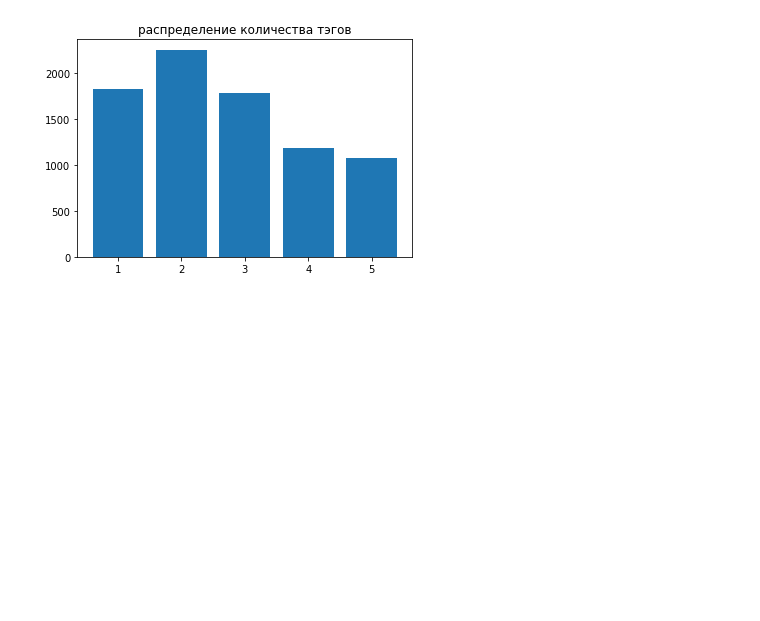
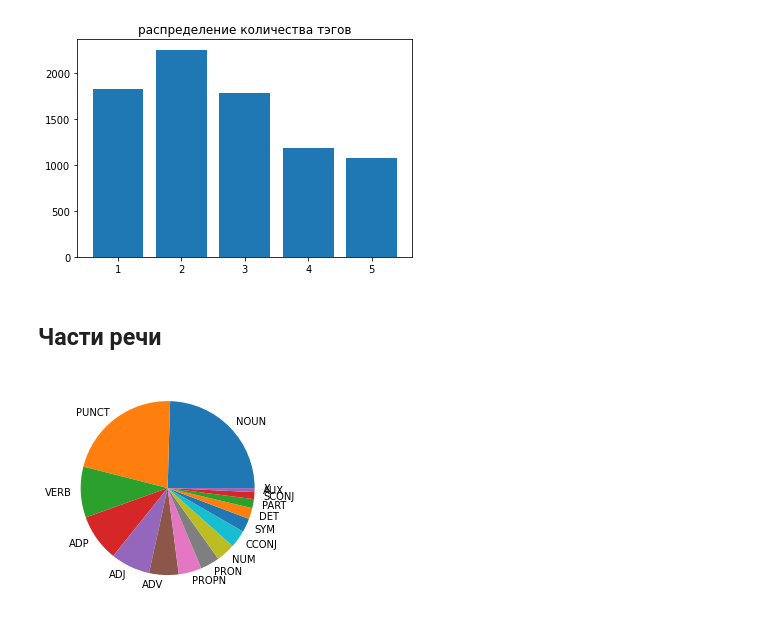
Before and after one commit to MikeLepekhin/habr_topic_classification, a Jupyter notebook: print_statistic.ipynb, the cells around one changed output. Saved outputs shown, nothing was run; the diff lists cells and outputs as text; code cells hidden in the pictures; blank space fills up the shorter version.

```diff
--- a/print_statistic.ipynb
+++ b/print_statistic.ipynb
@@ -27,19 +27,41 @@ def get_like_value(like_str):
     if like_str[0] != '+':
         return -int(like_str[1:])
     return int(like_str[1:])
+# %%
+categories = [
+    "научно-популярное", "гаджеты", "программирование",
+    "космонавтика", "информационная безопасность", "it-компании", "компьютерное железо",
+    "разработка веб-сайтов", "diy или сделай сам", "будущее здесь"
+]
+
+def check_good(hubs, counter):
+    cat = None
+    for hub in file_hubs:
+        if hub in categories:
+            cat = hub
+            break
+
+    if cat is None:
+        return False
+
+    counter[cat] += 1
+    return True
 # %%
-count_by_hub = defaultdict(int)
+count_by_hub = Counter()
+unique_counter = Counter()
 likes = []
 hubs_cnt = []
 text_lengthes = []
 
 count_good = 0
 
-for filename in listdir('clean_files'):
+for filename in tqdm(listdir('clean_files')):
     one_file = pickle.load(open(f'clean_files/{filename}', 'rb'))
     file_hubs = parse_hubs(one_file['hubs'])
     for hub in file_hubs:
         count_by_hub[hub] += 1
+    if check_good(file_hubs, unique_counter):
+        count_good += 1
     hubs_cnt.append(len(file_hubs))
     text_lengthes.append(len(list(tokenize(one_file["text"]))))
     likes.append(get_like_value(one_file['likes']))
@@ -120,3 +142,26 @@ plt.title("распределение количества тэгов")
 print()
 # %% [output]
 [figure]
+# %%
+pos_cnt = cnt = Counter()
+for filename in tqdm(listdir('pos')):
+    with open(f'pos/{filename}', 'r') as one_file:
+        for line in one_file.readlines():
+            if len(line) > 1:
+                vals = line.split('\t')
+                pos = vals[2]
+                pos_cnt[pos] +=1
+# %% [markdown]
+## Части речи
+# %%
+top_categories = sorted([(count, hub) for hub, count in pos_cnt.items()], reverse=True)
+
+values = [x[0] for x in top_categories]
+labels = [x[1] for x in top_categories]
+
+plt.pie(values, labels=labels)
+plt.plot()
+
+print()
+# %% [output]
+[figure, added]
```
Also changed, not shown: parts of 3 cells of this notebook, 3 other files.
